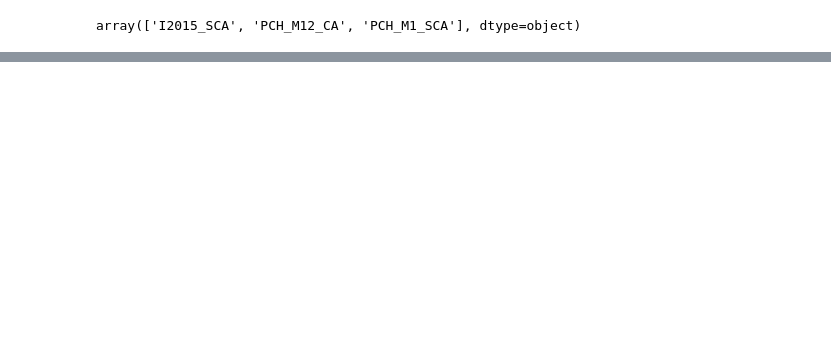
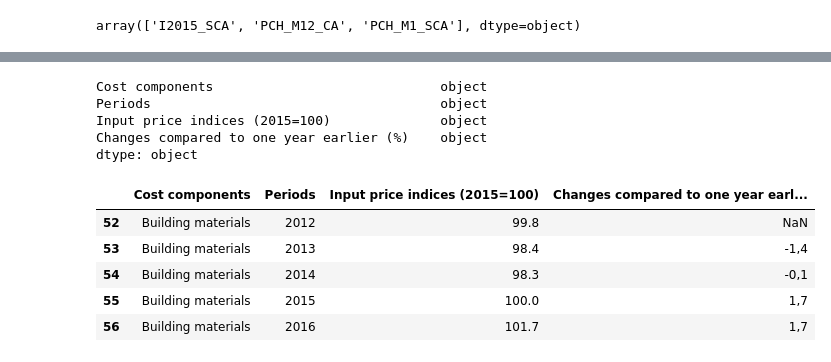
Before and after one commit to sbs23010/msc-da-sem1-ca2, a Jupyter notebook: data-exploration.ipynb, the cells around one changed output, grey strips where cells are left out. Saved outputs shown, nothing was run; the diff lists cells and outputs as text; code cells hidden in the pictures; blank space fills up the shorter version.

```diff
--- a/data-exploration.ipynb
+++ b/data-exploration.ipynb
@@ -883,0 +911,18 @@ p
+# %%
+netherlands_materials_price_df.dtypes
+# %% [output]
+Cost components                             object
+Periods                                     object
+Input price indices (2015=100)              object
+Changes compared to one year earlier (%)    object
+dtype: object
+# %%
+netherlands_materials_price_df['Input price indices (2015=100)'] = netherlands_materials_price_df['Input price indices (2015=100)'].astype('str').str.replace(',', '.').astype('float')
+netherlands_materials_price_df.head()
+# %% [output]
+|  | Cost components | Periods | Input price indices (2015=100) | Changes compared to one year earl... |
+| 52 | Building materials | 2012 | 99.8 | NaN |
+| 53 | Building materials | 2013 | 98.4 | -1,4 |
+| 54 | Building materials | 2014 | 98.3 | -0,1 |
+| 55 | Building materials | 2015 | 100.0 | 1,7 |
+| 56 | Building materials | 2016 | 101.7 | 1,7 |
```
Also changed, not shown: parts of 15 cells of this notebook, 2 other files.
